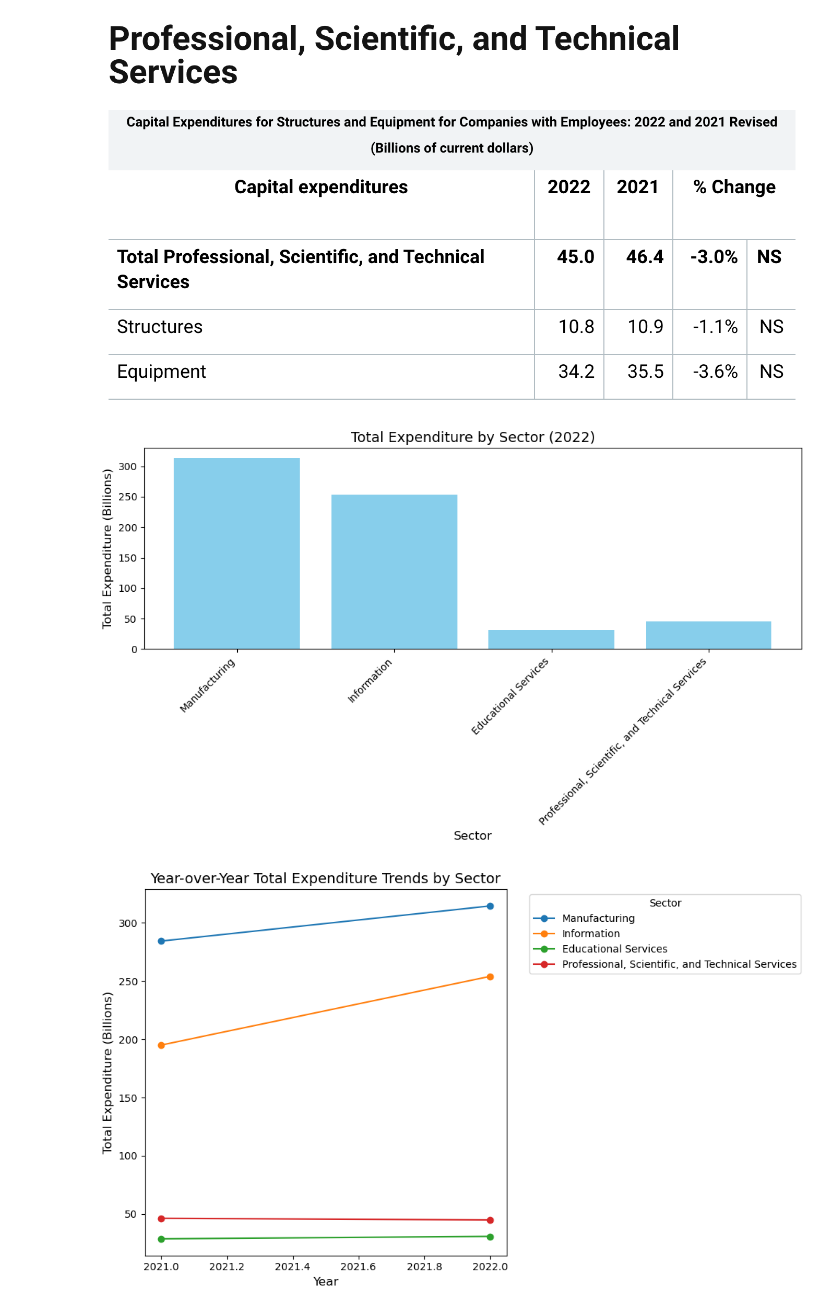
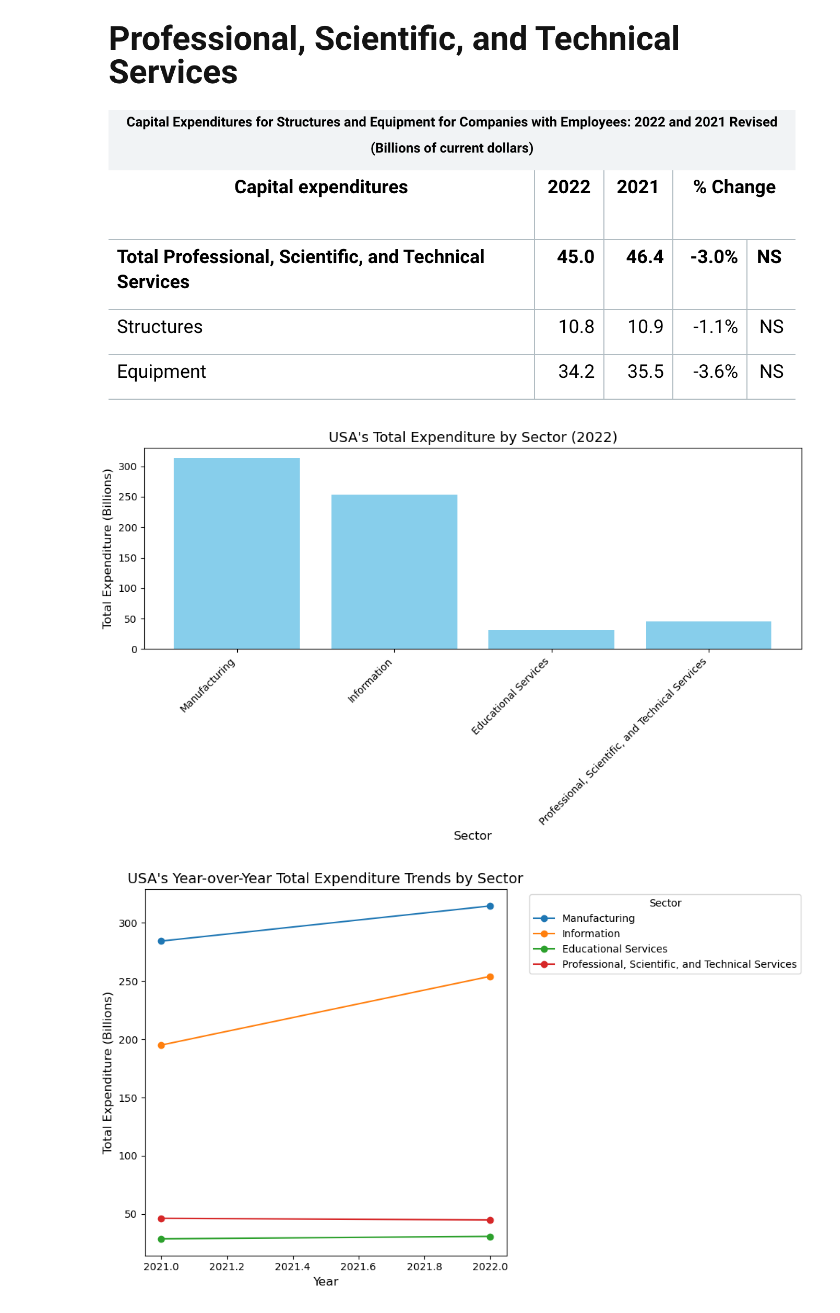
Before and after one commit to tianliiii/1624_final_project, a Jupyter notebook: part2_comparison_study.ipynb, the cells around one changed output. Saved outputs shown, nothing was run; the diff lists cells and outputs as text; code cells hidden in the pictures.

```diff
--- a/part2_comparison_study.ipynb
+++ b/part2_comparison_study.ipynb
@@ -255,34 +255,34 @@ data = {
     "Structures (Billions)": [76.5, 68.6, 75.0, 53.3, 22.6, 20.9, 10.8, 10.9],
     "Equipment (Billions)": [237.8, 215.5, 178.9, 141.7, 8.3, 8.0, 34.2, 35.5],
     "% Change": ["10.6%", "", "30.2%", "", "7.3%", "", "-3.0%", ""]
 }
 
 # Create a DataFrame
 df = pd.DataFrame(data)
 
 # Bar chart: Total expenditure by sector (2022)
 df_2022 = df[df["Year"] == 2022]
 plt.figure(figsize=(10, 6))
 plt.bar(df_2022["Sector"], df_2022["Total Expenditure (Billions)"], color="skyblue")
-plt.title("Total Expenditure by Sector (2022)", fontsize=14)
+plt.title("USA's Total Expenditure by Sector (2022)", fontsize=14)
 plt.xlabel("Sector", fontsize=12)
 plt.ylabel("Total Expenditure (Billions)", fontsize=12)
 plt.xticks(rotation=45, ha="right")
 plt.tight_layout()
 plt.show()
 
 # Line plot: Year-over-year total expenditure trends
 plt.figure(figsize=(10, 6))
 for sector in df["Sector"].unique():
     sector_data = df[df["Sector"] == sector]
     plt.plot(sector_data["Year"], sector_data["Total Expenditure (Billions)"], marker="o", label=sector)
 
-plt.title("Year-over-Year Total Expenditure Trends by Sector", fontsize=14)
+plt.title("USA's Year-over-Year Total Expenditure Trends by Sector", fontsize=14)
 plt.xlabel("Year", fontsize=12)
 plt.ylabel("Total Expenditure (Billions)", fontsize=12)
 plt.legend(title="Sector", bbox_to_anchor=(1.05, 1), loc="upper left")
 plt.tight_layout()
 plt.show()
 # %% [output]
-[figure, old version]
+[figure, new version]
-[figure, old version]
+[figure, new version]
```
Also changed, not shown: parts of 1 cell of this notebook.
